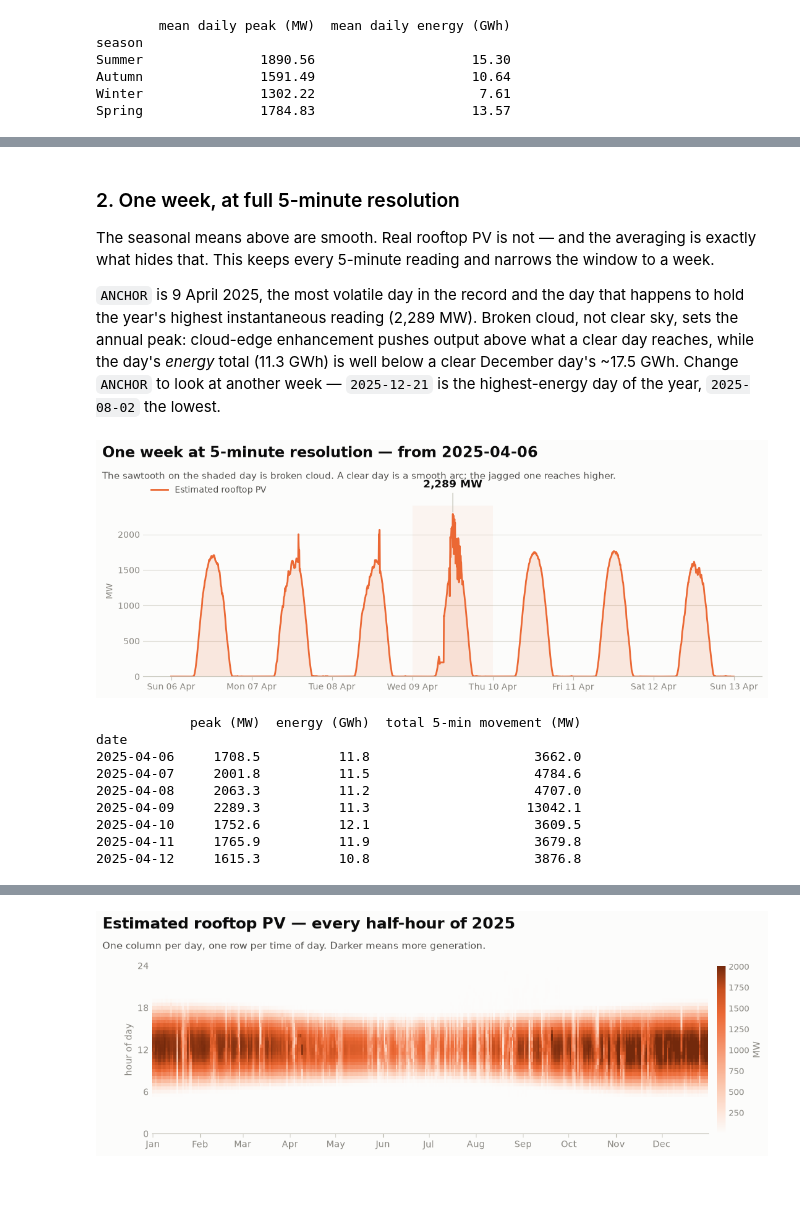
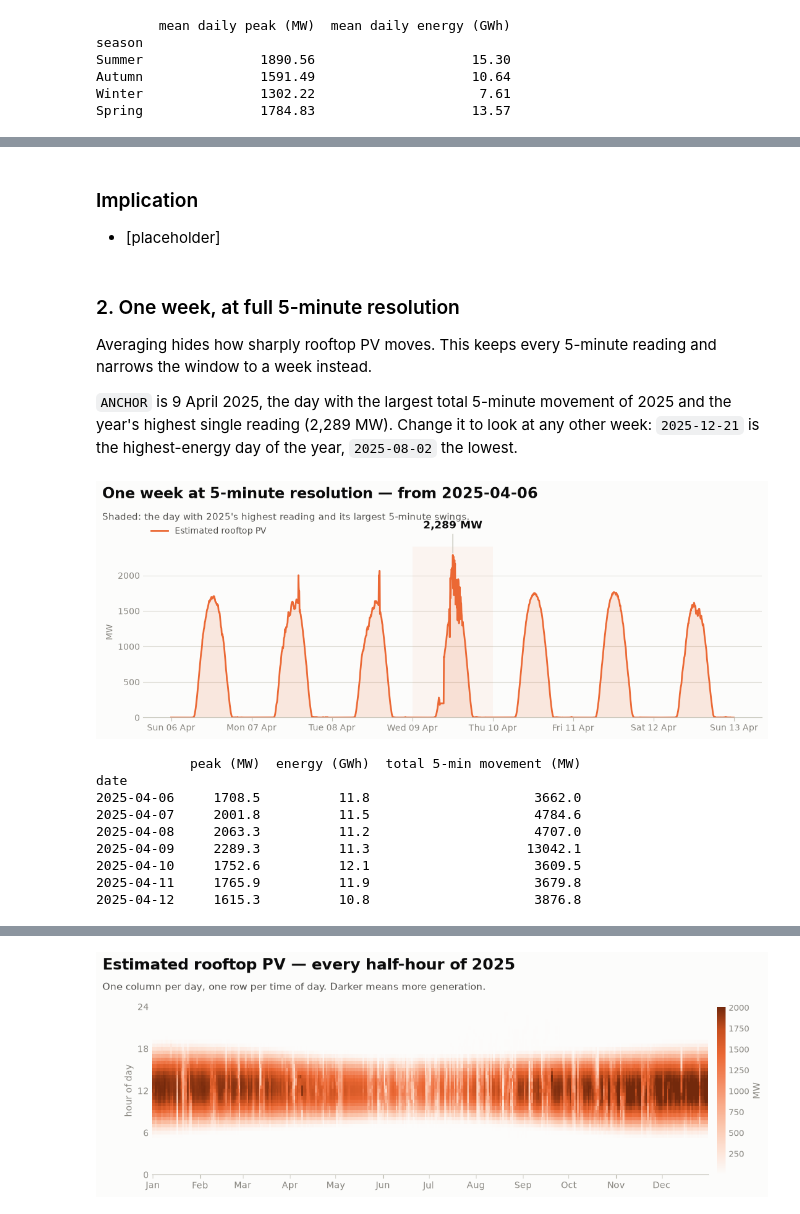
Before and after one commit to Jinmyung98/wa_energy_analytics, a Jupyter notebook: notebooks/EDA_distributed_pv.ipynb, the cells around one changed output, grey strips where cells are left out. Drawn from its saved outputs; the diff is of its cells as text; code cells hidden in the pictures; blank space fills up the shorter version.

```diff
--- a/notebooks/EDA_distributed_pv.ipynb
+++ b/notebooks/EDA_distributed_pv.ipynb
@@ -293,3 +292,42 @@ Summer               1890.56                    15.30
 Autumn               1591.49                    10.64
 Winter               1302.22                     7.61
 Spring               1784.83                    13.57
+# %%
+# ── Chart 1 in numbers: shape, spread, and whether the seasons are like-for-like ──
+def hhmm(m):
+    return f"{int(m) // 60:02d}:{int(m) % 60:02d}"
+
+rows = []
+for s in seasons:
+    p = prof[prof.season == s].set_index("tod_min")
+    lit = p.index[p["mean"] > 20]          # "generating" = seasonal mean above 20 MW
+    pk = p["mean"].idxmax()
+    rows.append({"season": s,
+                 "first > 20 MW": hhmm(lit.min()), "last > 20 MW": hhmm(lit.max()),
+                 "window (h)": (lit.max() - lit.min()) / 60 + 0.5,
+                 "peak time": hhmm(pk), "mean at peak": p.loc[pk, "mean"],
+                 "p10 at peak": p.loc[pk, "p10"], "p90 at peak": p.loc[pk, "p90"],
+                 "band / mean (%)": (p.loc[pk, "p90"] - p.loc[pk, "p10"]) / p.loc[pk, "mean"] * 100})
+print("Average-day features (MW unless stated):")
+print(pd.DataFrame(rows).set_index("season").round(1).to_string())
+
+# Day-to-day spread in energy, the quantity the band is a picture of
+day_gwh = d05.groupby(["season", "date"]).dpv_mw.sum().div(12 * 1000).rename("gwh").reset_index()
+spread = day_gwh.groupby("season").gwh.agg(
+    mean="mean", min="min", p10=lambda s: s.quantile(0.10),
+    p90=lambda s: s.quantile(0.90), max="max", cv=lambda s: s.std() / s.mean())
+print(f"\nDaily energy by season, {YEAR} (GWh; cv = std / mean):")
+print(spread.reindex(seasons).round(2).to_string())
+print(f"Summer / Winter:  mean daily energy {spread.loc['Summer', 'mean'] / spread.loc['Winter', 'mean']:.2f}x   "
+      f"mean at peak {rows[0]['mean at peak'] / rows[2]['mean at peak']:.2f}x")
+
+# Like-for-like check: installed capacity keeps growing, so is a later season inflated?
+# The 90th percentile of daily peaks per month is a rough clear-day ceiling.
+alld = add_time_parts(df).groupby("date").agg(
+    year=("year", "first"), month=("month", "first"),
+    peak=("dpv_mw", "max"), gwh=("dpv_mw", lambda s: s.sum() / 12 / 1000))
+print("\nMean daily energy by month, whole record (GWh). Oct 2023 and Sep 2026 are partial:")
+print(alld.pivot_table(index="year", columns="month", values="gwh", aggfunc="mean").round(1).to_string())
+print("\nClear-day ceiling by month: 90th percentile of daily peak (MW):")
+print(alld.pivot_table(index="year", columns="month", values="peak",
+                       aggfunc=lambda s: s.quantile(0.9)).round(0).to_string())
@@ -296,14 +364,15 @@ Spring               1784.83                    13.57
+# %% [markdown]
+### Implication
+- [placeholder]
 # %% [markdown]
 ### 2. One week, at full 5-minute resolution
 
-The seasonal means above are smooth. Real rooftop PV is not — and the averaging is exactly what
-hides that. This keeps every 5-minute reading and narrows the window to a week.
+Averaging hides how sharply rooftop PV moves. This keeps every 5-minute reading and narrows the
+window to a week instead.
 
-`ANCHOR` is 9 April 2025, the most volatile day in the record and the day that happens to hold the
-year's highest instantaneous reading (2,289 MW). Broken cloud, not clear sky, sets the annual peak:
-cloud-edge enhancement pushes output above what a clear day reaches, while the day's *energy* total
-(11.3 GWh) is well below a clear December day's ~17.5 GWh. Change `ANCHOR` to look at another week —
-`2025-12-21` is the highest-energy day of the year, `2025-08-02` the lowest.
+`ANCHOR` is 9 April 2025, the day with the largest total 5-minute movement of 2025 and the year's
+highest single reading (2,289 MW). Change it to look at any other week: `2025-12-21` is the
+highest-energy day of the year, `2025-08-02` the lowest.
 # %%
 # ── Chart 2: one week in 5-minute detail ─────────────────────────────────
 ANCHOR = pd.Timestamp("2025-04-09")     # most volatile day of 2025; also its highest 5-min reading
@@ -312,36 +381,35 @@ wk = d05[(d05.ts >= start) & (d05.ts < start + pd.Timedelta(days=7))]
 
 fig, ax = plt.subplots(figsize=(11, 4.6))
 ax.fill_between(wk.ts, 0, wk.dpv_mw, color=ORANGE, alpha=0.14, linewidth=0)
 ax.plot(wk.ts, wk.dpv_mw, color=ORANGE, linewidth=2, label="Estimated rooftop PV")
 
 # Mark the anchor day so the contrast with its neighbours is findable, not hunted for.
 ax.axvspan(ANCHOR, ANCHOR + pd.Timedelta(days=1), color=ORANGE, alpha=0.05, linewidth=0)
 pk = wk.loc[wk.dpv_mw.idxmax()]
 ax.annotate(f"{pk.dpv_mw:,.0f} MW", xy=(pk.ts, pk.dpv_mw), xytext=(0, 28),
             textcoords="offset points", ha="center", va="bottom",
             color=INK, fontsize=12, fontweight="bold",
             arrowprops=dict(arrowstyle="-", color=AXIS, lw=1))
 
 ax.set_ylim(bottom=0)
 ax.set_ylabel("MW", color=MUTED)
 ax.xaxis.set_major_locator(mdates.DayLocator())
 ax.xaxis.set_major_formatter(mdates.DateFormatter("%a %d %b"))
 
 fig.subplots_adjust(top=0.74, bottom=0.14, left=0.07, right=0.98)
 style(fig, ax, f"One week at 5-minute resolution — from {start.date()}",
-      "The sawtooth on the shaded day is broken cloud. A clear day is a smooth arc; "
-      "the jagged one reaches higher.",
+      "Shaded: the day with 2025's highest reading and its largest 5-minute swings.",
       legend_ax=ax, legend_ncol=1, title_y=0.95, subtitle_y=0.86)
 plt.show()
 
 # Quantify the difference the eye is picking up: total absolute 5-minute movement per day.
 wk_var = (wk.assign(ramp=wk.dpv_mw.diff().abs())
           .groupby("date").agg(**{"peak (MW)": ("dpv_mw", "max"),
                                   "energy (GWh)": ("dpv_mw", lambda s: s.sum() / 12 / 1000),
                                   "total 5-min movement (MW)": ("ramp", "sum")}).round(1))
 print(wk_var)
 # %% [output]
-[figure, old version]
+[figure, new version]
             peak (MW)  energy (GWh)  total 5-min movement (MW)
 date
 2025-04-06     1708.5          11.8                     3662.0
```
Also changed, not shown: parts of 14 cells of this notebook.
